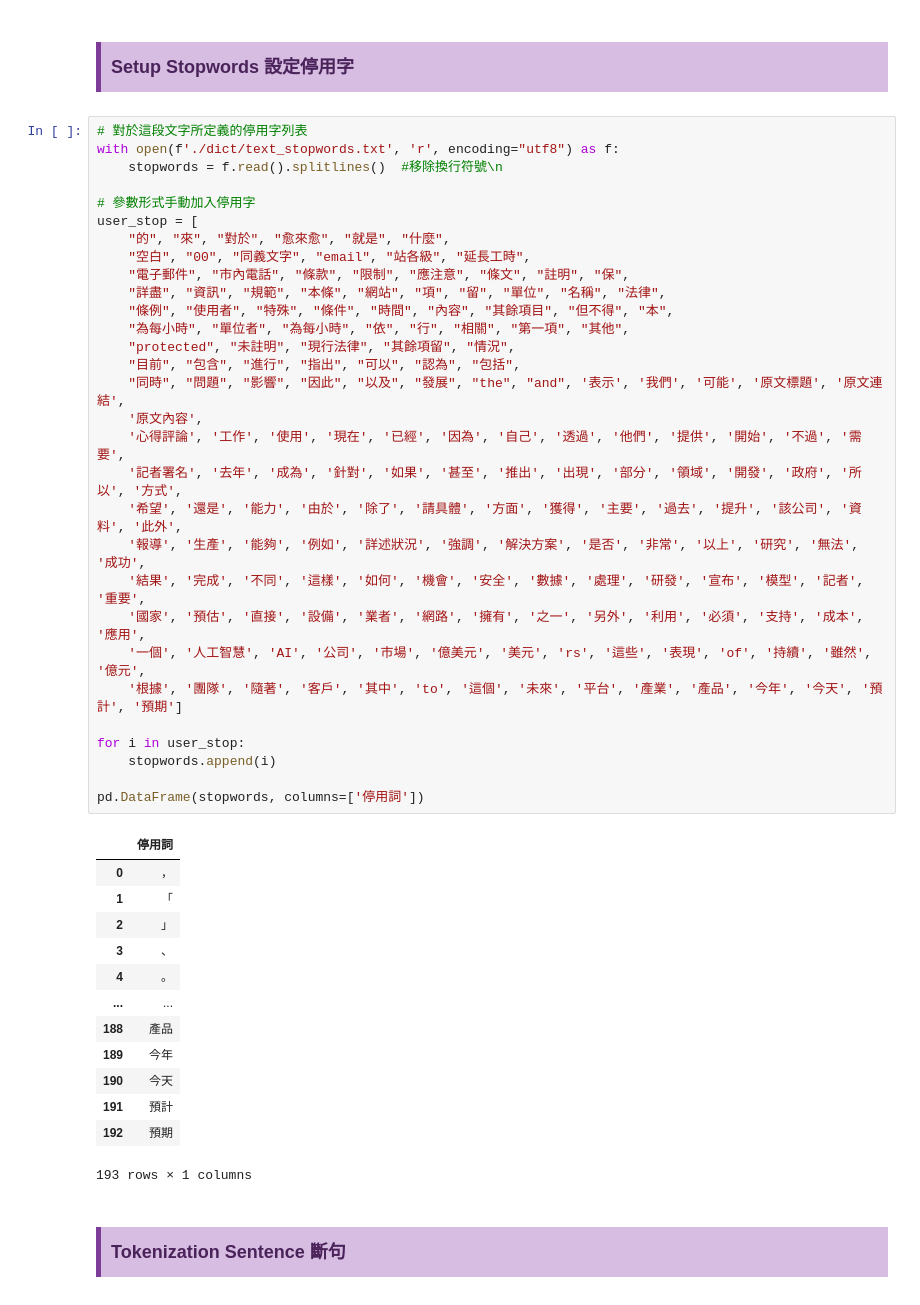
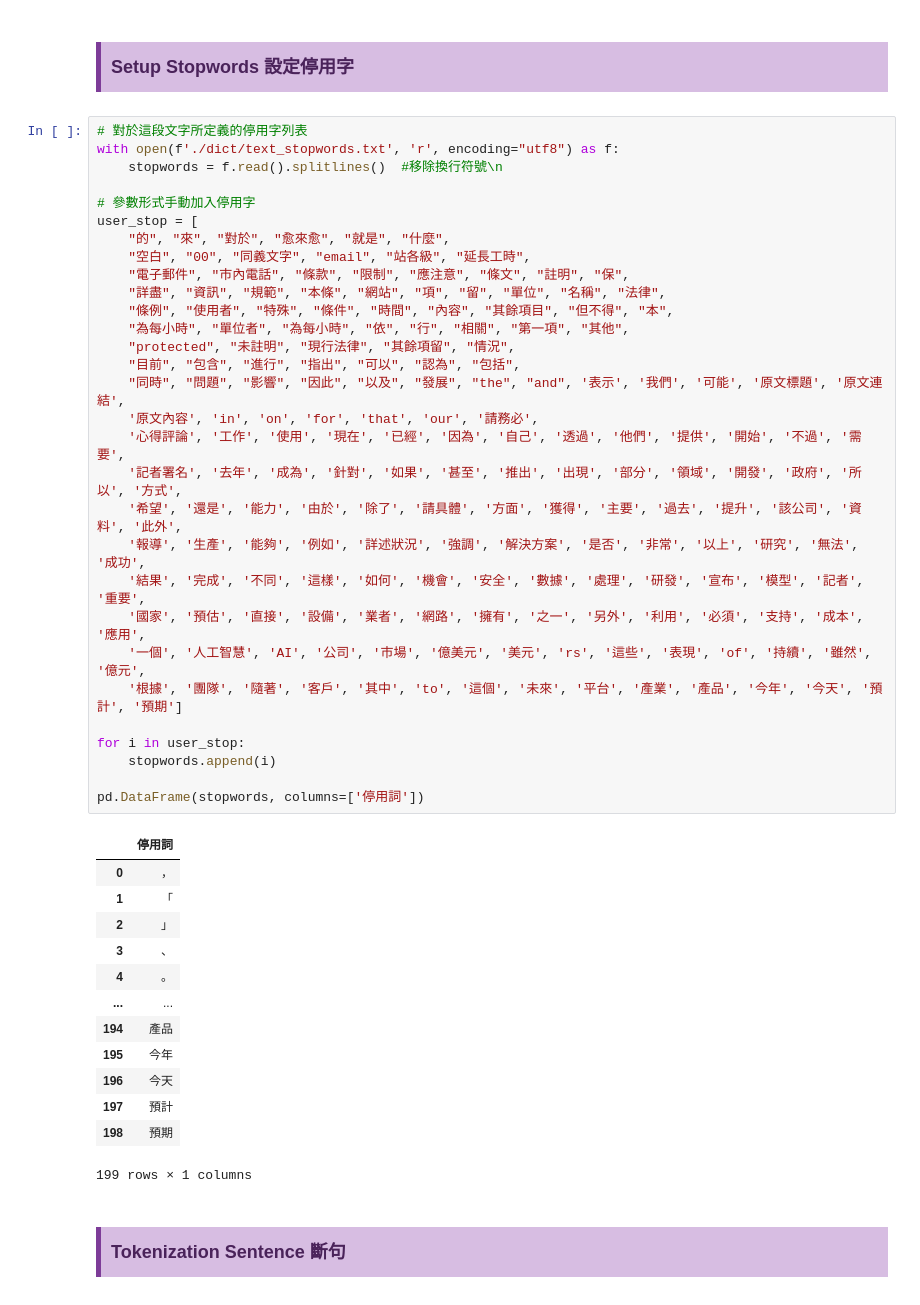
Before and after one commit to whats2000/SocialMediaAnalysisAboutAITrend, a Jupyter notebook: KeyWordAnalysis.ipynb, the cells around one changed output. Cells and saved outputs as stored; diff of their text form.

```diff
--- a/KeyWordAnalysis.ipynb
+++ b/KeyWordAnalysis.ipynb
@@ -150,40 +150,40 @@ user_stop = [
     "的", "來", "對於", "愈來愈", "就是", "什麼",
     "空白", "00", "同義文字", "email", "站各級", "延長工時",
     "電子郵件", "市內電話", "條款", "限制", "應注意", "條文", "註明", "保",
     "詳盡", "資訊", "規範", "本條", "網站", "項", "留", "單位", "名稱", "法律",
     "條例", "使用者", "特殊", "條件", "時間", "內容", "其餘項目", "但不得", "本",
     "為每小時", "單位者", "為每小時", "依", "行", "相關", "第一項", "其他",
     "protected", "未註明", "現行法律", "其餘項留", "情況",
     "目前", "包含", "進行", "指出", "可以", "認為", "包括",
     "同時", "問題", "影響", "因此", "以及", "發展", "the", "and", '表示', '我們', '可能', '原文標題', '原文連結',
-    '原文內容',
+    '原文內容', 'in', 'on', 'for', 'that', 'our', '請務必',
     '心得評論', '工作', '使用', '現在', '已經', '因為', '自己', '透過', '他們', '提供', '開始', '不過', '需要',
     '記者署名', '去年', '成為', '針對', '如果', '甚至', '推出', '出現', '部分', '領域', '開發', '政府', '所以', '方式',
     '希望', '還是', '能力', '由於', '除了', '請具體', '方面', '獲得', '主要', '過去', '提升', '該公司', '資料', '此外',
     '報導', '生產', '能夠', '例如', '詳述狀況', '強調', '解決方案', '是否', '非常', '以上', '研究', '無法', '成功',
     '結果', '完成', '不同', '這樣', '如何', '機會', '安全', '數據', '處理', '研發', '宣布', '模型', '記者', '重要',
     '國家', '預估', '直接', '設備', '業者', '網路', '擁有', '之一', '另外', '利用', '必須', '支持', '成本', '應用',
     '一個', '人工智慧', 'AI', '公司', '市場', '億美元', '美元', 'rs', '這些', '表現', 'of', '持續', '雖然', '億元',
     '根據', '團隊', '隨著', '客戶', '其中', 'to', '這個', '未來', '平台', '產業', '產品', '今年', '今天', '預計', '預期']
 
 for i in user_stop:
     stopwords.append(i)
 
 pd.DataFrame(stopwords, columns=['停用詞'])
 # %% [output]
 |  | 停用詞 |
 | 0 | ， |
 | 1 | 「 |
 | 2 | 」 |
 | 3 | 、 |
 | 4 | 。 |
 | ... | ... |
-| 188 | 產品 |
-| 189 | 今年 |
-| 190 | 今天 |
-| 191 | 預計 |
-| 192 | 預期 |
+| 194 | 產品 |
+| 195 | 今年 |
+| 196 | 今天 |
+| 197 | 預計 |
+| 198 | 預期 |
-193 rows × 1 columns
+199 rows × 1 columns
 # %% [markdown]
 ## <div style="font-family: 'Lucida Sans Unicode', sans-serif; font-size: 18px; color: #4A235A; background-color: #D7BDE2; text-align: left; padding: 10px; border-left: 5px solid #7D3C98; box-shadow: 0 4px 6px rgba(0, 0, 0, 0.2); margin-bottom: 10px;">Tokenization Sentence 斷句</div>
 # %%
```
Also changed, not shown: parts of 47 cells of this notebook.
